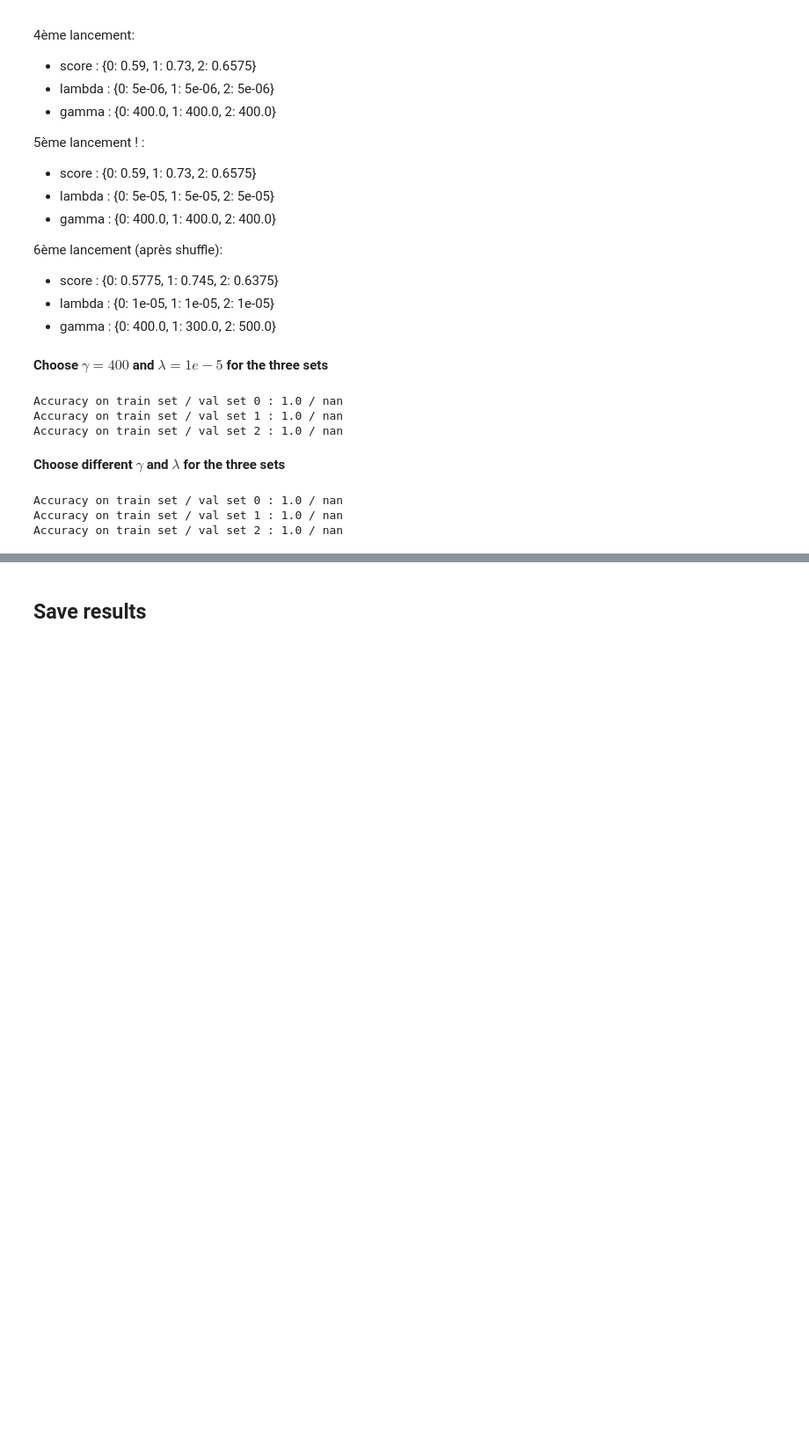
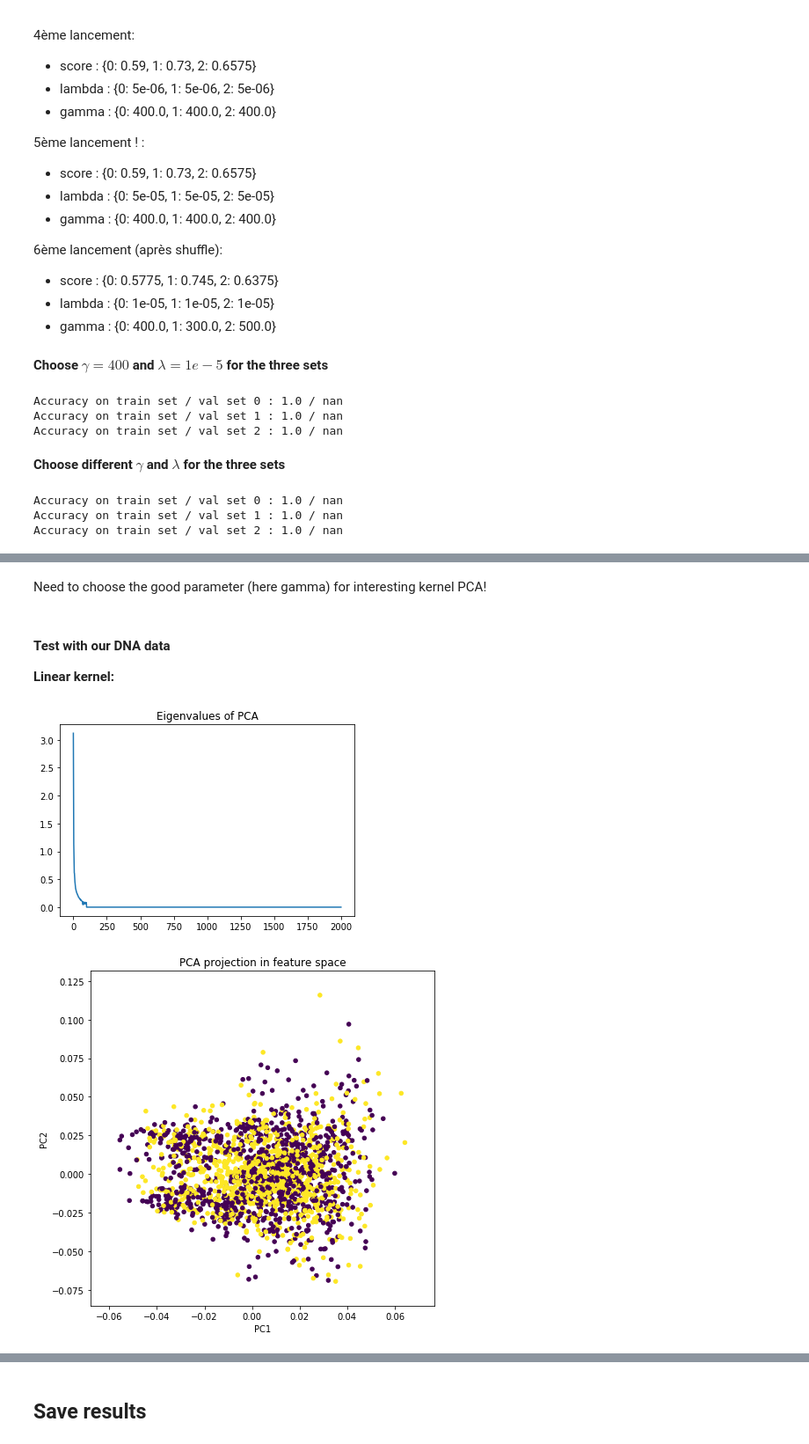
Before and after one commit to azouaoui-cv/KMML_challenge, a Jupyter notebook: Luc_Notebook.ipynb, the cells around one changed output, grey strips where cells are left out. Shown: that part at 88% size. Drawn from its saved outputs; the diff is of its cells as text; code cells hidden in the pictures; blank space fills up the shorter version.

```diff
--- a/Luc_Notebook.ipynb
+++ b/Luc_Notebook.ipynb
@@ -509,0 +621,41 @@ Accuracy on train set / val set 2 : 1.0 / nan
+# %% [markdown]
+Need to choose the good parameter (here gamma) for interesting kernel PCA!
+# %% [markdown]
+#### Test with our DNA data
+
+**Linear kernel:**
+# %%
+# choose kernel and kernel's parameter
+kernel = linear_kernel
+c = 10
+
+
+# load data
+i = 0
+X_train, Y_train, X_test = load_data(i)
+
+# compute Gram matrix
+K = np.array([[kernel(x, y, c) for x in X_train] for y in X_train])
+
+# compute PCA
+e, v = PCA(K)
+e,v = np.real(e), np.real(v)
+
+# print eigenvalues
+plt.plot(np.real(e))
+plt.title("Eigenvalues of PCA")
+
+# plot 2D graph of the data projected on the eigenvectors associated to the 2 highest eigenvalues
+n = 2
+X_proj = proj(X_train, X_train, np.real(e), np.real(v), n, kernel, c)
+
+# plot PCA
+plt.figure(figsize=(7,7))
+plt.scatter(X_proj[0], X_proj[1], s= 20, c = Y_train)
+plt.title('PCA projection in feature space')
+plt.xlabel('PC1')
+plt.ylabel('PC2')
+plt.show()
+# %% [output]
+[figure, added]
+[figure, added]
```
Also changed, not shown: parts of 14 cells of this notebook, 1 other file.
